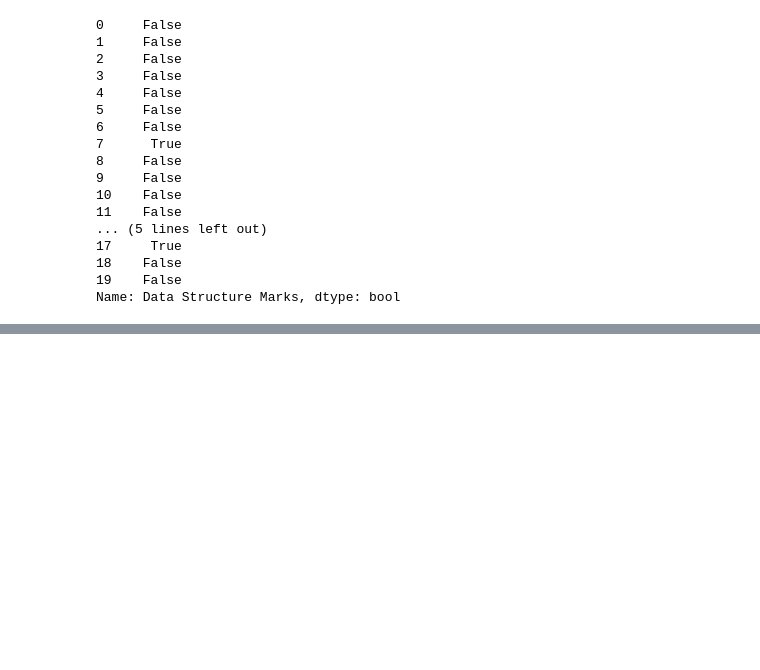
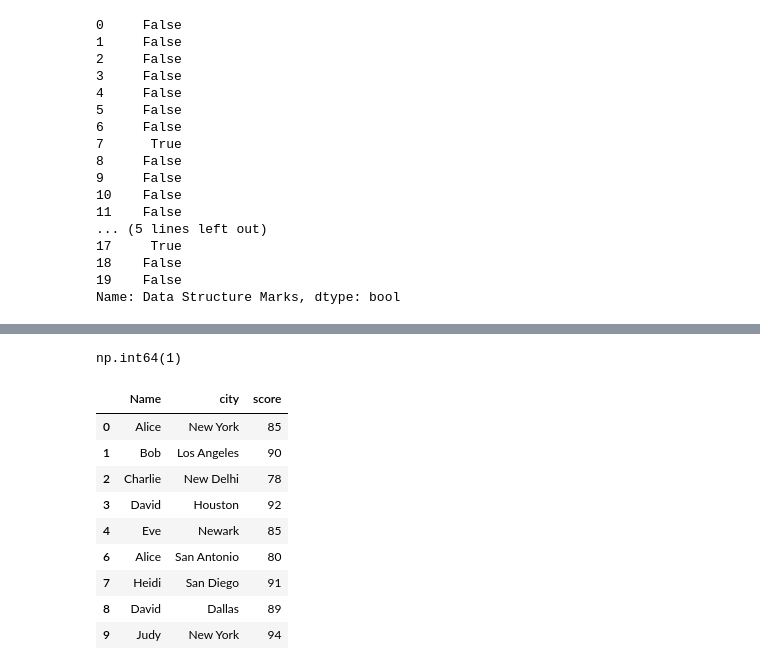
Before and after one commit to roybipro/AI-ML-learning-Phitron, a Jupyter notebook: Semister1/Module 12 :Pandas for Machine Learning/pandas2.ipynb, the cells around one changed output, grey strips where cells are left out. Saved outputs shown, nothing was run; the diff lists cells and outputs as text; code cells hidden in the pictures; blank space fills up the shorter version.

Commit message:
12.4 Handling Duplicates Values

```diff
--- a/Semister1/Module 12 :Pandas for Machine Learning/pandas2.ipynb
+++ b/Semister1/Module 12 :Pandas for Machine Learning/pandas2.ipynb
@@ -216,0 +219,9 @@ Name: Data Structure Marks, dtype: bool
+# %%
+import pandas as pd
+data = {
+    "Name": ['Alice', 'Bob', 'Charlie', 'David', 'Eve', 'Bob', 'Alice', 'Heidi', 'David', 'Judy',],
+    "city": ['New York', 'Los Angeles', 'New Delhi', 'Houston', 'Newark', 'Los Angeles', 'San Antonio', 'San Diego', 'Dallas', 'New York'],
+    "score": [85, 90, 78, 92, 85, 90, 80, 91, 89, 94]
+}
+df = pd.DataFrame(data)
+print(df)
@@ -216,0 +240,18 @@ Name: Data Structure Marks, dtype: bool
+# %%
+df.duplicated().sum() # number of duplicate rows in the DataFrame
+# %% [output]
+np.int64(1)
+# %%
+# delete duplicate rows
+df.drop_duplicates()
+# %% [output]
+|  | Name | city | score |
+| 0 | Alice | New York | 85 |
+| 1 | Bob | Los Angeles | 90 |
+| 2 | Charlie | New Delhi | 78 |
+| 3 | David | Houston | 92 |
+| 4 | Eve | Newark | 85 |
+| 6 | Alice | San Antonio | 80 |
+| 7 | Heidi | San Diego | 91 |
+| 8 | David | Dallas | 89 |
+| 9 | Judy | New York | 94 |
```
Also changed, not shown: parts of 6 cells of this notebook.
